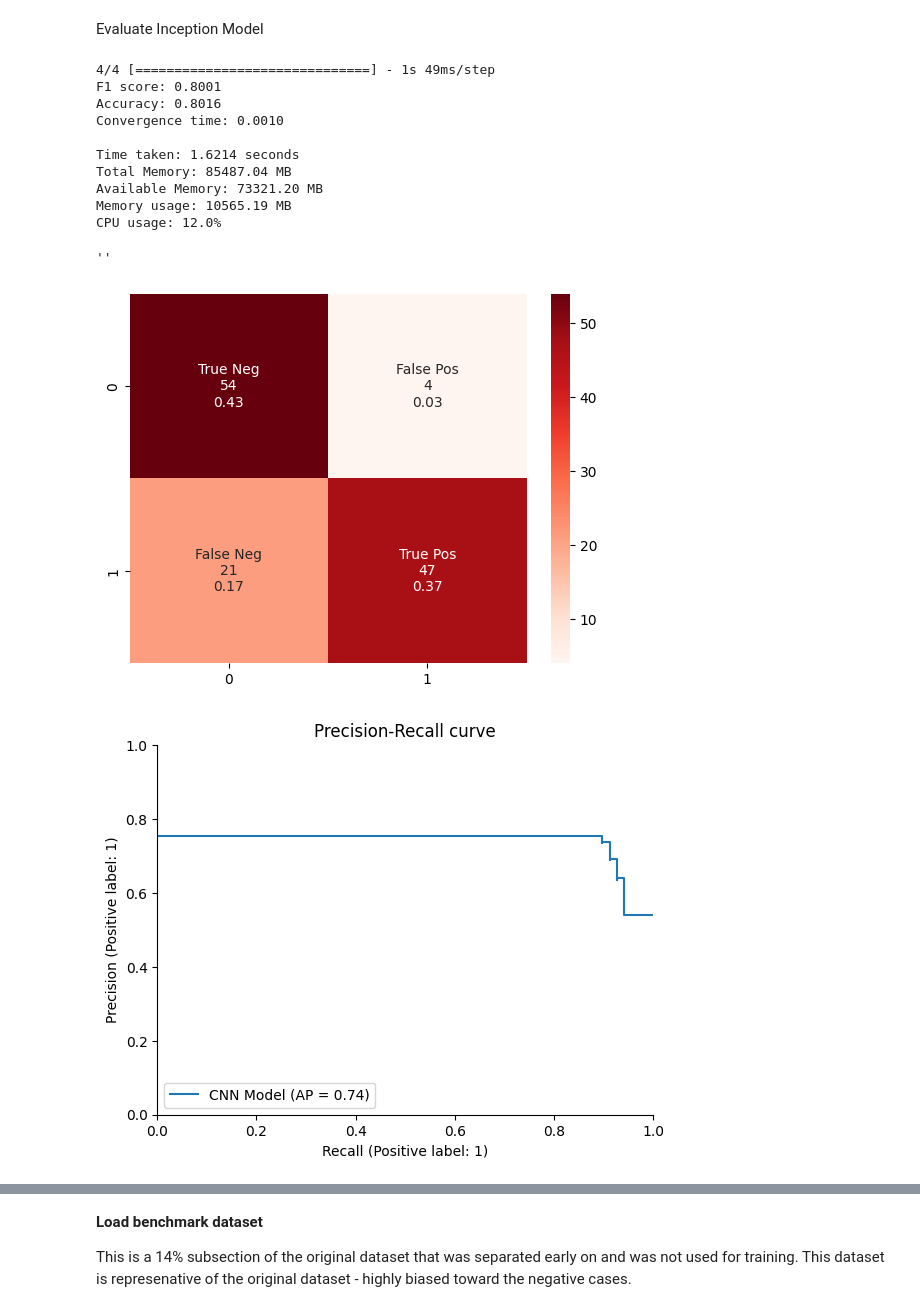
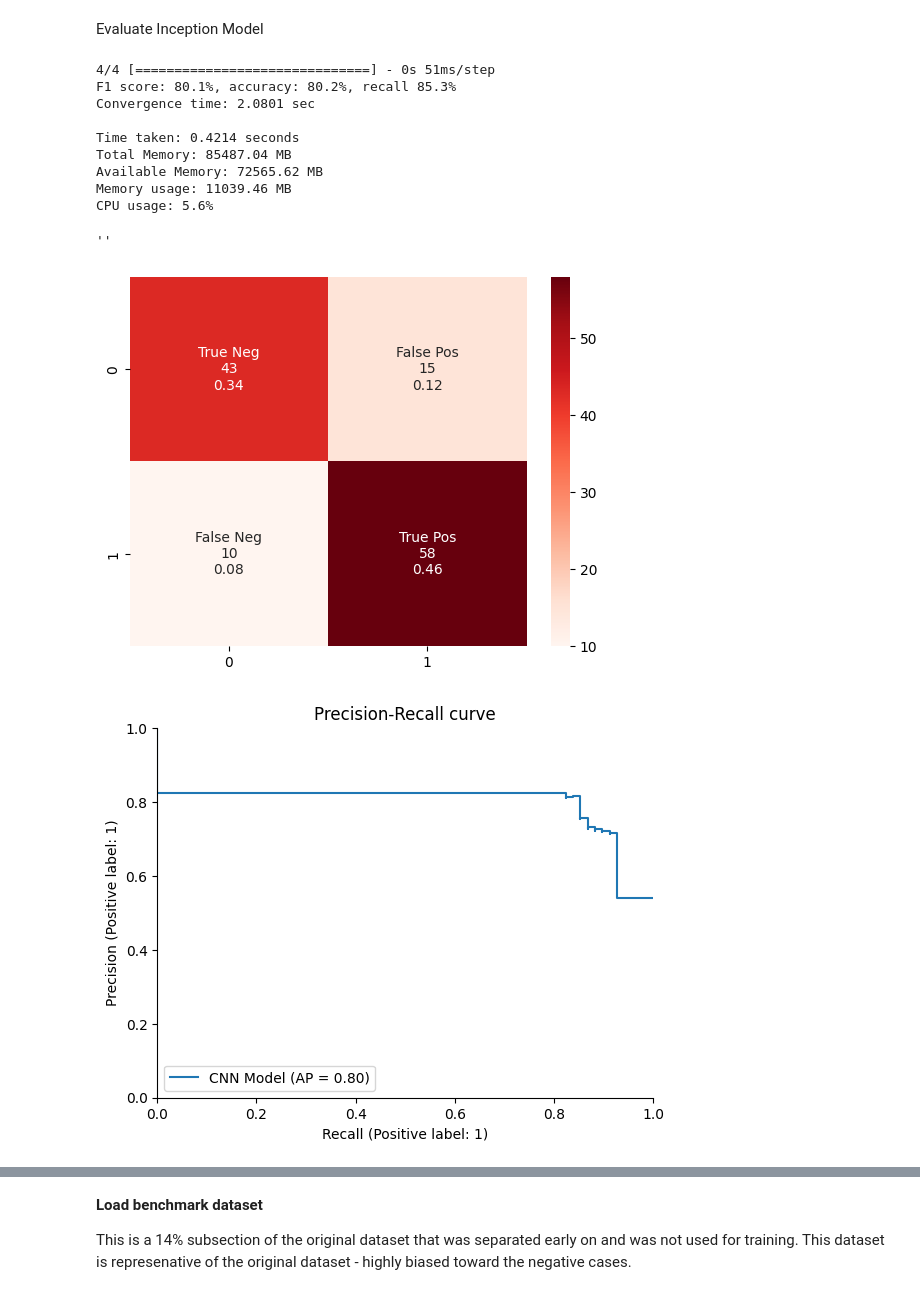
Before and after one commit to ArtemChemist/W207-spring-23-anoop-sneha-art, a Jupyter notebook: W207_project_petridish_final.ipynb, the cells around one changed output, grey strips where cells are left out. Saved outputs shown, nothing was run; the diff lists cells and outputs as text; code cells hidden in the pictures.

```diff
--- a/W207_project_petridish_final.ipynb
+++ b/W207_project_petridish_final.ipynb
@@ -357,7 +340,7 @@ def evaluate_model(model, history, X_val, y_val, plot_target = False):
     if plot_target:
       _ = display.ax_.fill_between([0.99,1], [0.3,0.3], [1,1], facecolor = 'green', alpha=.5)
 
-    return f1, accuracy, convergence
+    return f1, accuracy, convergence, recall
 
 def evaluate_RF_model(model, X_val, y_val):
     y_true = np.argmax(y_val, axis=1)
@@ -1005,15 +965,15 @@ for layer in Inception_model.layers:
     layer.trainable = False
 
 x = keras.layers.Flatten()(Inception_model.output)
-x = keras.layers.Dense(1024, activation='relu')(x)
-x = keras.layers.Dropout(0.2)(x)
+x = keras.layers.Dense(512, activation='relu')(x)
+x = keras.layers.Dropout(0.5)(x)
 
 # Add a final sigmoid layer with 1 node for classification output
-x = keras.layers.Dense(2, activation='sigmoid')(x)
+x = keras.layers.Dense(2, activation='softmax')(x)
 
 final_inception_model = tf.keras.models.Model(Inception_model.input, x)
 
-final_inception_model.compile(optimizer = Adam(learning_rate=0.0001), loss = 'categorical_crossentropy', metrics = ['acc'])
+final_inception_model.compile(optimizer = Adam(learning_rate=0.001), loss = 'categorical_crossentropy', metrics = ['acc'])
 
 
 # prepare data
@@ -1057,28 +1014,26 @@ Evaluate Inception Model
 # %%
 start_time = time.time()
 # Evaluate Model:
-f1, accuracy, convergence = evaluate_model(final_inception_model,inception_history, X_val, y_val)
+f1, accuracy, convergence, recall = evaluate_model(final_inception_model,inception_history, X_val, y_val)
 end_time = time.time()
 
 # Print the results
-print(f"F1 score: {f1:.4f}")
-print(f"Accuracy: {accuracy:.4f}")
-print(f"Convergence time: {convergence:.4f}")
+print(f"F1 score: {100*f1:.1f}%, accuracy: {100*accuracy:.1f}%, recall {100*recall:.1f}%")
+print(f"Convergence time: {convergence:.4f} sec")
 print(f"")
 
 print_time_memory_detail(start_time, end_time)
 # %% [output]
-4/4 [==============================] - 1s 49ms/step
-F1 score: 0.8001
-Accuracy: 0.8016
-Convergence time: 0.0010
+4/4 [==============================] - 0s 51ms/step
+F1 score: 80.1%, accuracy: 80.2%, recall 85.3%
+Convergence time: 2.0801 sec
 
-Time taken: 1.6214 seconds
+Time taken: 0.4214 seconds
 Total Memory: 85487.04 MB
-Available Memory: 73321.20 MB
-Memory usage: 10565.19 MB
-CPU usage: 12.0%
+Available Memory: 72565.62 MB
+Memory usage: 11039.46 MB
+CPU usage: 5.6%
 ''
-[figure, old version]
+[figure, new version]
-[figure, old version]
+[figure, new version]
 # %% [markdown]
```
Also changed, not shown: parts of 32 cells of this notebook.
